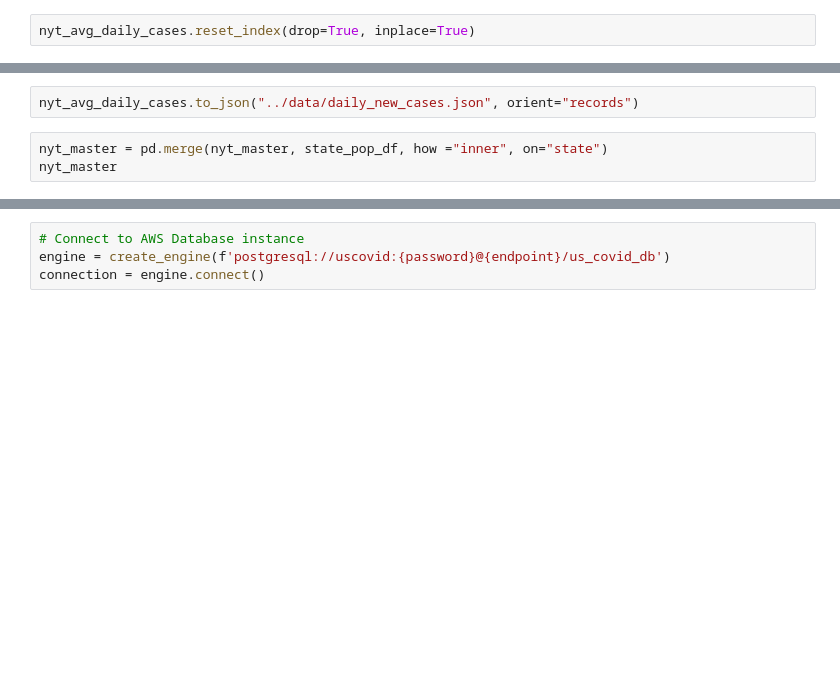
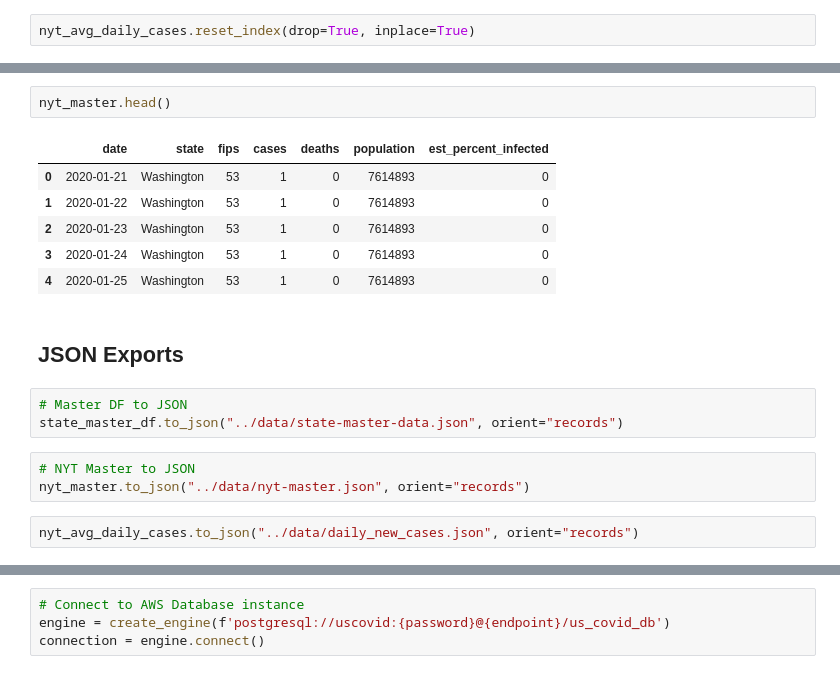
Before and after one commit to CCom20/us-covid-response, a Jupyter notebook: notebooks/data_cleaning_notebook.ipynb, the cells around one changed output, grey strips where cells are left out. Saved outputs shown, nothing was run; the diff lists cells and outputs as text; blank space fills up the shorter version.

```diff
--- a/notebooks/data_cleaning_notebook.ipynb
+++ b/notebooks/data_cleaning_notebook.ipynb
@@ -380,5 +413,19 @@ nyt_avg_daily_cases
+# %%
+nyt_master.head()
+# %% [output]
+|  | date | state | fips | cases | deaths | population | est_percent_infected |
+| 0 | 2020-01-21 | Washington | 53 | 1 | 0 | 7614893 | 0 |
+| 1 | 2020-01-22 | Washington | 53 | 1 | 0 | 7614893 | 0 |
+| 2 | 2020-01-23 | Washington | 53 | 1 | 0 | 7614893 | 0 |
+| 3 | 2020-01-24 | Washington | 53 | 1 | 0 | 7614893 | 0 |
+| 4 | 2020-01-25 | Washington | 53 | 1 | 0 | 7614893 | 0 |
+# %% [markdown]
+## JSON Exports
+# %%
+# Master DF to JSON
+state_master_df.to_json("../data/state-master-data.json", orient="records")
+# %%
+# NYT Master to JSON
+nyt_master.to_json("../data/nyt-master.json", orient="records")
 # %%
 nyt_avg_daily_cases.to_json("../data/daily_new_cases.json", orient="records")
-# %%
-nyt_master = pd.merge(nyt_master, state_pop_df, how ="inner", on="state")
-nyt_master
```
Also changed, not shown: parts of 33 cells of this notebook, 5 other files.
